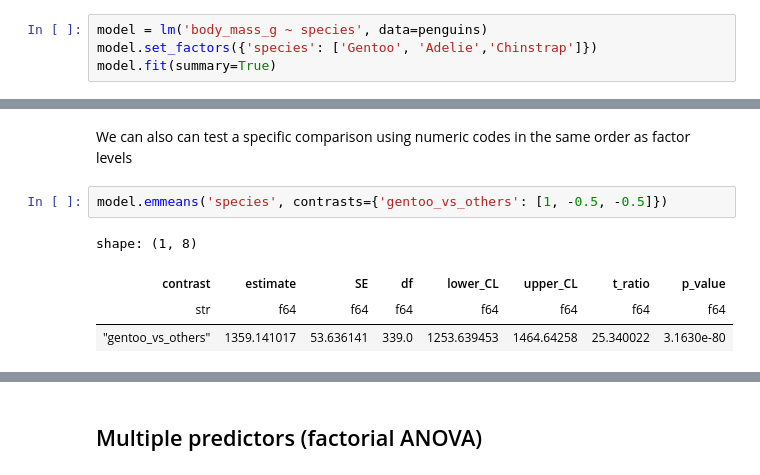
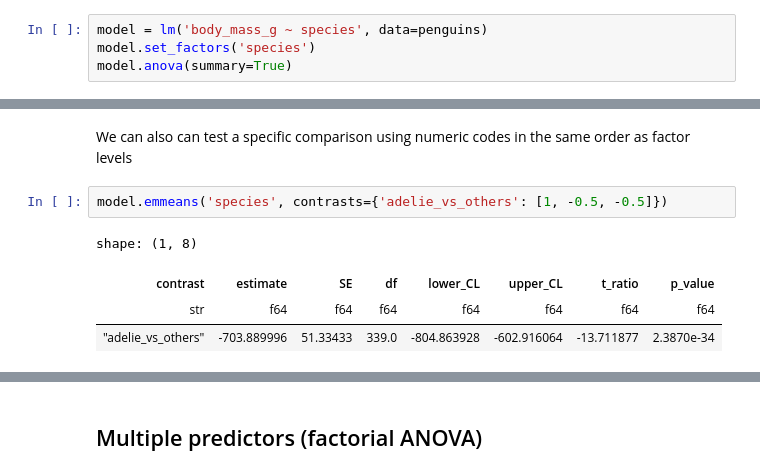
Before and after one commit to ejolly/pymer4, a Jupyter notebook: docs/tutorials/02_categorical.ipynb, the cells around one changed output, grey strips where cells are left out. Drawn from its saved outputs; the diff is of its cells as text.

```diff
--- a/docs/tutorials/02_categorical.ipynb
+++ b/docs/tutorials/02_categorical.ipynb
@@ -134,5 +276,5 @@ This is easy to do by setting up factors with the levels in the desired order, w
 # %%
 model = lm('body_mass_g ~ species', data=penguins)
-model.set_factors({'species': ['Gentoo', 'Adelie','Chinstrap']})
-model.fit(summary=True)
+model.set_factors('species')
+model.anova(summary=True)
 # %% [output]
@@ -190,9 +335,9 @@ shape: (3, 6)
 # %% [markdown]
 We can also can test a specific comparison using numeric codes in the same order as factor levels
 # %%
-model.emmeans('species', contrasts={'gentoo_vs_others': [1, -0.5, -0.5]})
+model.emmeans('species', contrasts={'adelie_vs_others': [1, -0.5, -0.5]})
 # %% [output]
 shape: (1, 8)
 | contrast | estimate | SE | df | lower_CL | upper_CL | t_ratio | p_value |
 | str | f64 | f64 | f64 | f64 | f64 | f64 | f64 |
-| "gentoo_vs_others" | 1359.141017 | 53.636141 | 339.0 | 1253.639453 | 1464.64258 | 25.340022 | 3.1630e-80 |
+| "adelie_vs_others" | -703.889996 | 51.33433 | 339.0 | -804.863928 | -602.916064 | -13.711877 | 2.3870e-34 |
```
Also changed, not shown: parts of 73 cells of this notebook, 17 other files.
